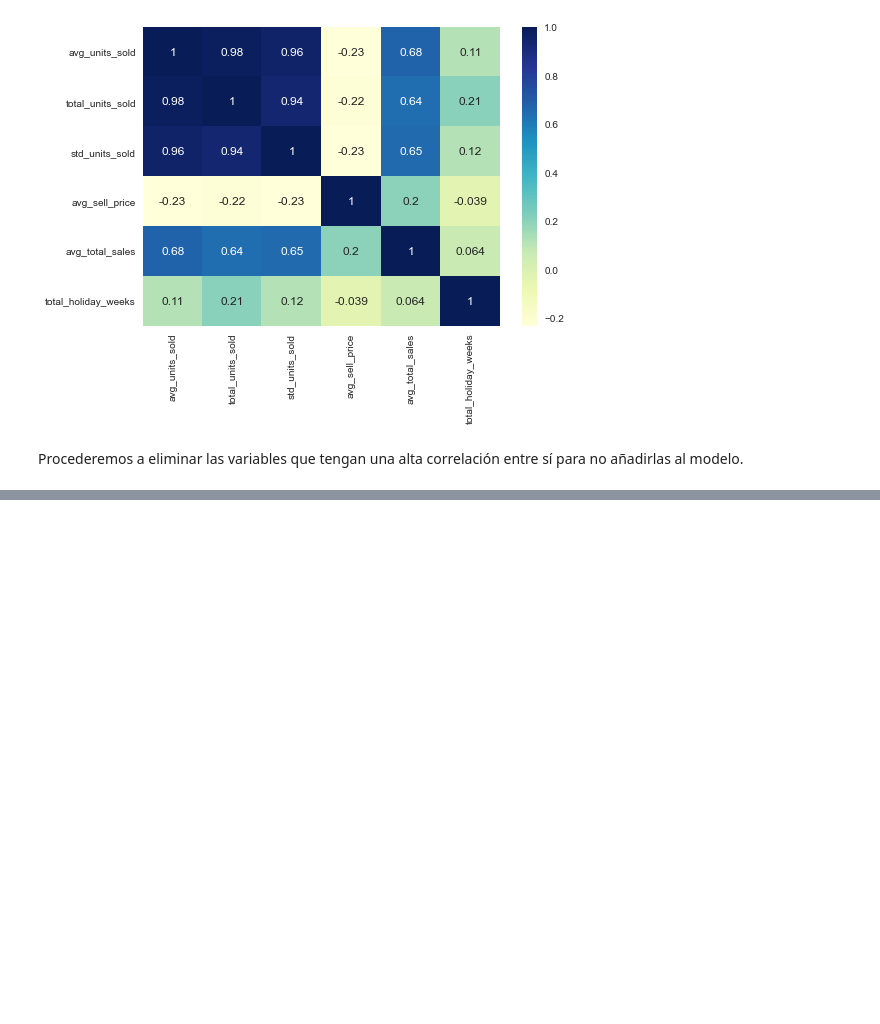
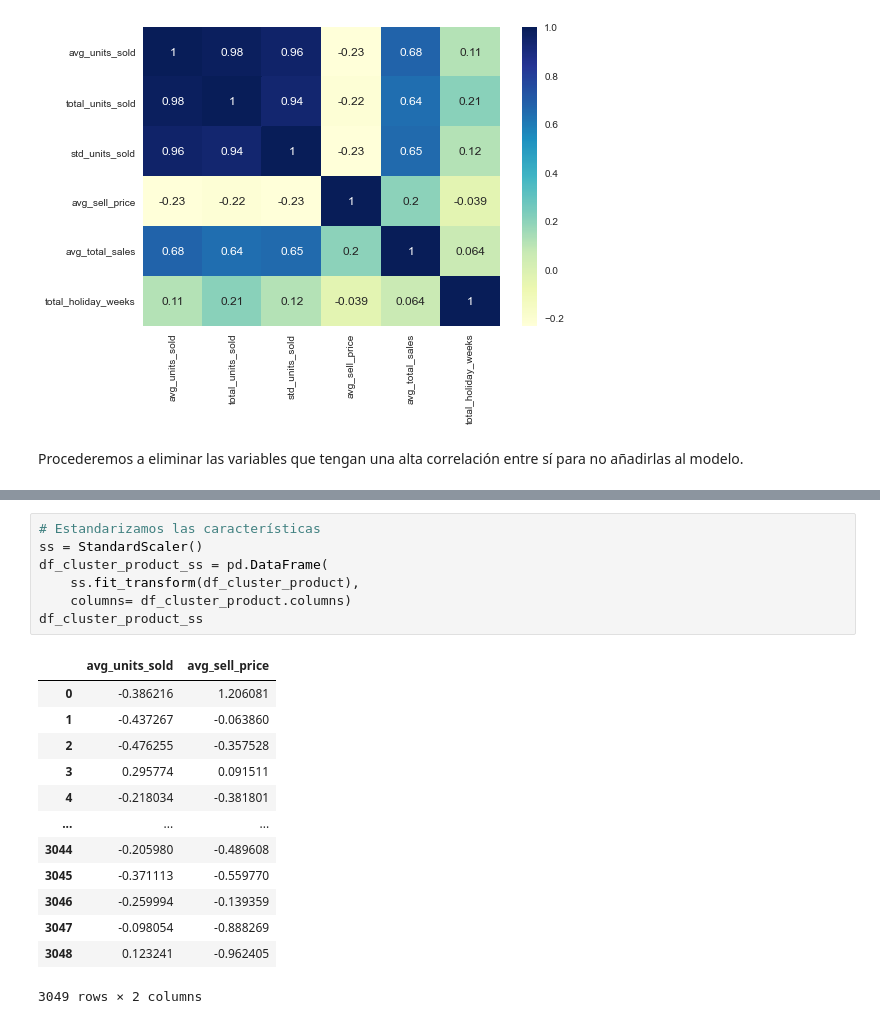
Before and after one commit to alitermat/capstone_retail_TFM, a Jupyter notebook: notebooks/Clustering_producto.ipynb, the cells around one changed output, grey strips where cells are left out. Drawn from its saved outputs; the diff is of its cells as text; blank space fills up the shorter version.

```diff
--- a/notebooks/Clustering_producto.ipynb
+++ b/notebooks/Clustering_producto.ipynb
@@ -133,0 +117,21 @@ aggregated_data[['item', 'product_cluster']]
+# %%
+# Estandarizamos las características
+ss = StandardScaler()
+df_cluster_product_ss = pd.DataFrame(
+    ss.fit_transform(df_cluster_product),
+    columns= df_cluster_product.columns)
+df_cluster_product_ss
+# %% [output]
+|  | avg_units_sold | avg_sell_price |
+| 0 | -0.386216 | 1.206081 |
+| 1 | -0.437267 | -0.063860 |
+| 2 | -0.476255 | -0.357528 |
+| 3 | 0.295774 | 0.091511 |
+| 4 | -0.218034 | -0.381801 |
+| ... | ... | ... |
+| 3044 | -0.205980 | -0.489608 |
+| 3045 | -0.371113 | -0.559770 |
+| 3046 | -0.259994 | -0.139359 |
+| 3047 | -0.098054 | -0.888269 |
+| 3048 | 0.123241 | -0.962405 |
+3049 rows × 2 columns
```
Also changed, not shown: parts of 15 cells of this notebook.
